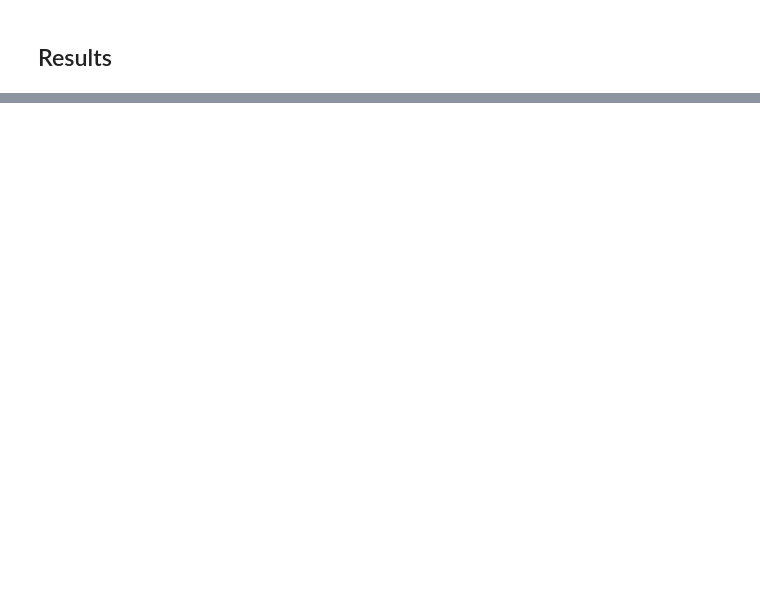
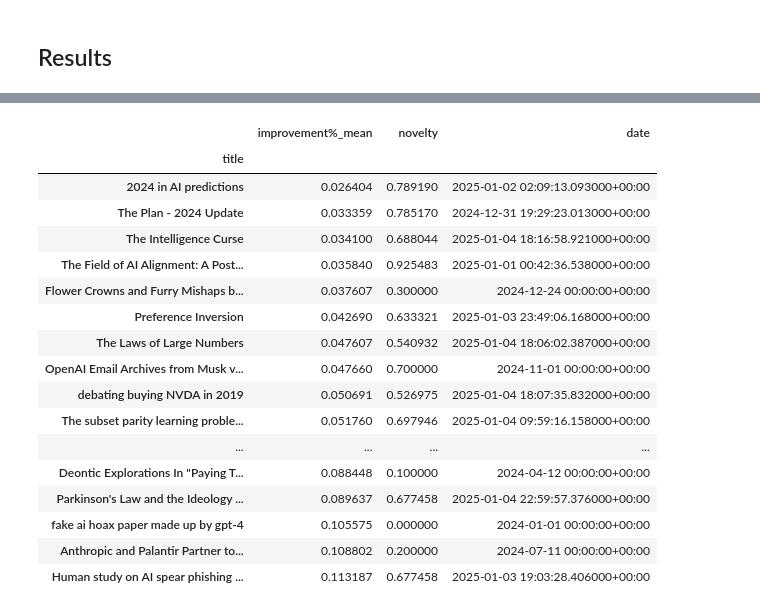
Before and after one commit to wassname/detect_bs_text, a Jupyter notebook: nbs/02_detection_using_tldr_prompt.ipynb, the cells around one changed output, grey strips where cells are left out. Drawn from its saved outputs; the diff is of its cells as text; code cells hidden in the pictures; blank space fills up the shorter version.

```diff
--- a/nbs/02_detection_using_tldr_prompt.ipynb
+++ b/nbs/02_detection_using_tldr_prompt.ipynb
@@ -25,25 +25,3 @@ from transformers import AutoModelForCausalLM, AutoTokenizer, BitsAndBytesConfig
 
 
 # os.environ["CUDA_VISIBLE_DEVICES"] = "0"
-# %%
-import frontmatter
-from pathlib import Path
-from loguru import logger
-
-sample_files = sorted(Path("../samples/").glob('*.md'))
-# print(sample_files)
-
-max_chars = 2000
-max_summary_frac = 0.1
-samples = []
-for f in sample_files:
-    print(f)
-    with open(f, "r") as file:
-        post = frontmatter.load(file)
-        samples.append(dict(content=post.content[:max_chars], f=f, **post.metadata))
-
-df = pd.DataFrame(samples)
-df = df[['title', 'f', 'content', 'url', 'novelty', 'date']]
-df['date'] = pd.to_datetime(df['date'], utc=True)
-df['in_training'] = df.date < '2024-01-01'
-df.head(2)
@@ -73,0 +28,5 @@ df.head(2)
+# %%
+from bs_writing_detector.data.load_md import load_md_df
+from pathlib import Path
+
+df = load_md_df(Path("../samples/"))
@@ -249,6 +272,6 @@ df2.summary.str.len().describe()
 # %%
 for n,d in df2.groupby("model"):
-    for stat in ['mean', 'std', 'min', 'max']:
+    for stat in ['mean', 'std', 'min', 'max', 'ppx']:
         df2[f"improvement%_{stat}"] = (df2[f"before_{stat}"] - df2[f"after_{stat}"]) / df2[f"before_{stat}"]
         df2[f"improvement_{stat}"] = (df2[f"before_{stat}"] - df2[f"after_{stat}"])
         df2[f"summarizable_{stat}"] = df2[f"improvement_{stat}"]  > 1
@@ -268,2 +310,23 @@ for n,d in df2.groupby("model"):
+# %%
+df2[[ 'improvement%_mean', 'novelty', 'date']].sort_values("improvement%_mean", ascending=True)
+# %% [output]
+|  | improvement%_mean | novelty | date |
+| title |  |  |  |
+| 2024 in AI predictions | 0.026404 | 0.789190 | 2025-01-02 02:09:13.093000+00:00 |
+| The Plan - 2024 Update | 0.033359 | 0.785170 | 2024-12-31 19:29:23.013000+00:00 |
+| The Intelligence Curse | 0.034100 | 0.688044 | 2025-01-04 18:16:58.921000+00:00 |
+| The Field of AI Alignment: A Post... | 0.035840 | 0.925483 | 2025-01-01 00:42:36.538000+00:00 |
+| Flower Crowns and Furry Mishaps b... | 0.037607 | 0.300000 | 2024-12-24 00:00:00+00:00 |
+| Preference Inversion | 0.042690 | 0.633321 | 2025-01-03 23:49:06.168000+00:00 |
+| The Laws of Large Numbers | 0.047607 | 0.540932 | 2025-01-04 18:06:02.387000+00:00 |
+| OpenAI Email Archives from Musk v... | 0.047660 | 0.700000 | 2024-11-01 00:00:00+00:00 |
+| debating buying NVDA in 2019 | 0.050691 | 0.526975 | 2025-01-04 18:07:35.832000+00:00 |
+| The subset parity learning proble... | 0.051760 | 0.697946 | 2025-01-04 09:59:16.158000+00:00 |
+| ... | ... | ... | ... |
+| Deontic Explorations In "Paying T... | 0.088448 | 0.100000 | 2024-04-12 00:00:00+00:00 |
+| Parkinson's Law and the Ideology ... | 0.089637 | 0.677458 | 2025-01-04 22:59:57.376000+00:00 |
+| fake ai hoax paper made up by gpt-4 | 0.105575 | 0.000000 | 2024-01-01 00:00:00+00:00 |
+| Anthropic and Palantir Partner to... | 0.108802 | 0.200000 | 2024-07-11 00:00:00+00:00 |
+| Human study on AI spear phishing ... | 0.113187 | 0.677458 | 2025-01-03 19:03:28.406000+00:00 |
 # %%
 df2.select_dtypes(include=np.number).corr()['novelty'].sort_values()
```
Also changed, not shown: parts of 12 cells of this notebook, 4 other files.
